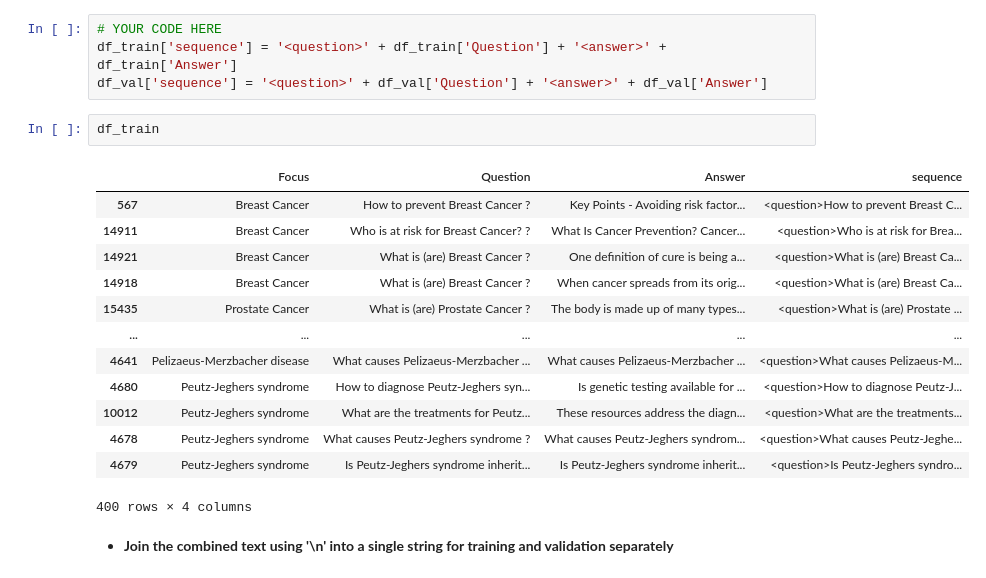
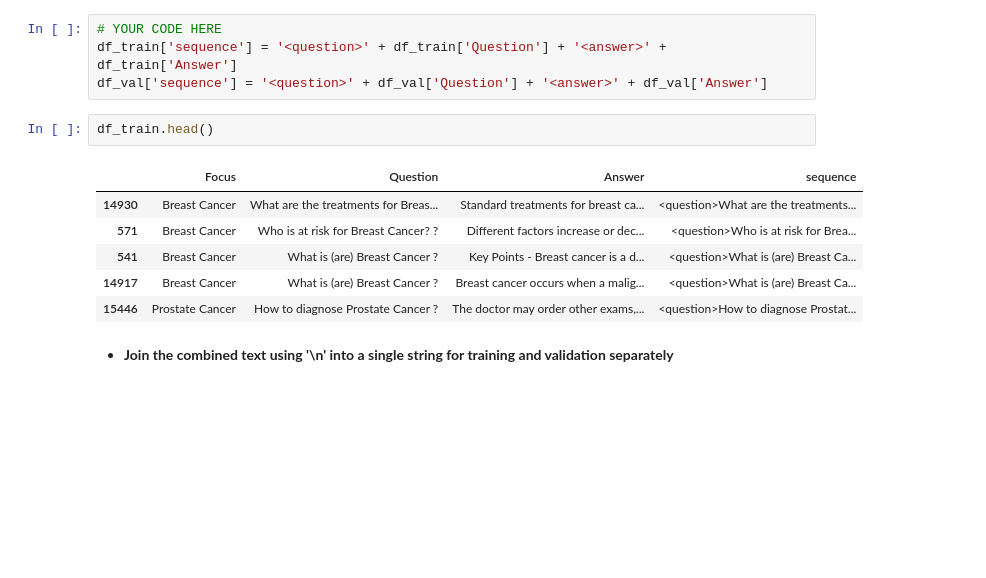
Before and after one commit to vchandraiitk/datascience, a Jupyter notebook: Vikas_M5_NB_MiniProject_1_Medical_Q&A_GPT2.ipynb, the cells around one changed output. Saved outputs shown, nothing was run; the diff lists cells and outputs as text; blank space fills up the shorter version.

```diff
--- a/Vikas_M5_NB_MiniProject_1_Medical_Q&A_GPT2.ipynb
+++ b/Vikas_M5_NB_MiniProject_1_Medical_Q&A_GPT2.ipynb
@@ -249,21 +200,14 @@ df_val.head(), df_val.shape
 df_train['sequence'] = '<question>' + df_train['Question'] + '<answer>' + df_train['Answer']
 df_val['sequence'] = '<question>' + df_val['Question'] + '<answer>' + df_val['Answer']
 # %%
-df_train
+df_train.head()
 # %% [output]
 |  | Focus | Question | Answer | sequence |
-| 567 | Breast Cancer | How to prevent Breast Cancer ? | Key Points - Avoiding risk factor... | <question>How to prevent Breast C... |
-| 14911 | Breast Cancer | Who is at risk for Breast Cancer? ? | What Is Cancer Prevention? Cancer... | <question>Who is at risk for Brea... |
-| 14921 | Breast Cancer | What is (are) Breast Cancer ? | One definition of cure is being a... | <question>What is (are) Breast Ca... |
-| 14918 | Breast Cancer | What is (are) Breast Cancer ? | When cancer spreads from its orig... | <question>What is (are) Breast Ca... |
-| 15435 | Prostate Cancer | What is (are) Prostate Cancer ? | The body is made up of many types... | <question>What is (are) Prostate ... |
-| ... | ... | ... | ... | ... |
-| 4641 | Pelizaeus-Merzbacher disease | What causes Pelizaeus-Merzbacher ... | What causes Pelizaeus-Merzbacher ... | <question>What causes Pelizaeus-M... |
-| 4680 | Peutz-Jeghers syndrome | How to diagnose Peutz-Jeghers syn... | Is genetic testing available for ... | <question>How to diagnose Peutz-J... |
-| 10012 | Peutz-Jeghers syndrome | What are the treatments for Peutz... | These resources address the diagn... | <question>What are the treatments... |
-| 4678 | Peutz-Jeghers syndrome | What causes Peutz-Jeghers syndrome ? | What causes Peutz-Jeghers syndrom... | <question>What causes Peutz-Jeghe... |
-| 4679 | Peutz-Jeghers syndrome | Is Peutz-Jeghers syndrome inherit... | Is Peutz-Jeghers syndrome inherit... | <question>Is Peutz-Jeghers syndro... |
+| 14930 | Breast Cancer | What are the treatments for Breas... | Standard treatments for breast ca... | <question>What are the treatments... |
+| 571 | Breast Cancer | Who is at risk for Breast Cancer? ? | Different factors increase or dec... | <question>Who is at risk for Brea... |
+| 541 | Breast Cancer | What is (are) Breast Cancer ? | Key Points - Breast cancer is a d... | <question>What is (are) Breast Ca... |
+| 14917 | Breast Cancer | What is (are) Breast Cancer ? | Breast cancer occurs when a malig... | <question>What is (are) Breast Ca... |
+| 15446 | Prostate Cancer | How to diagnose Prostate Cancer ? | The doctor may order other exams,... | <question>How to diagnose Prostat... |
-400 rows × 4 columns
 # %% [markdown]
 - **Join the combined text using '\n' into a single string for training and validation separately**
 # %%
```
Also changed, not shown: parts of 5 cells of this notebook.
